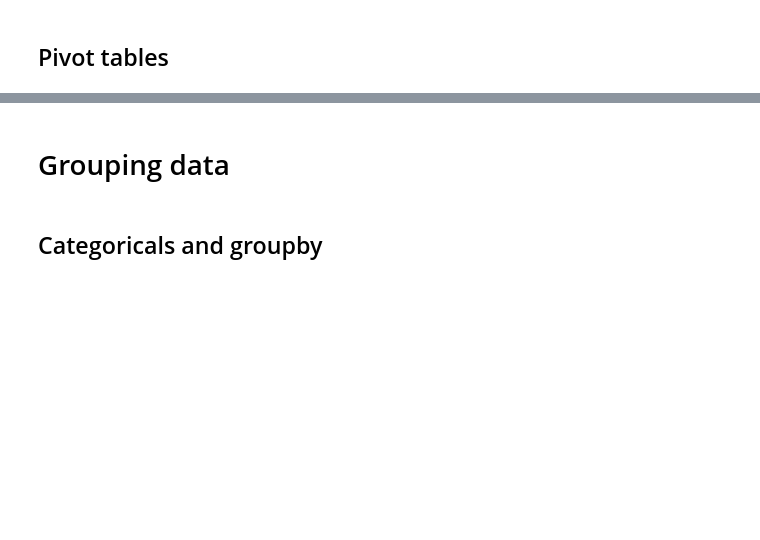
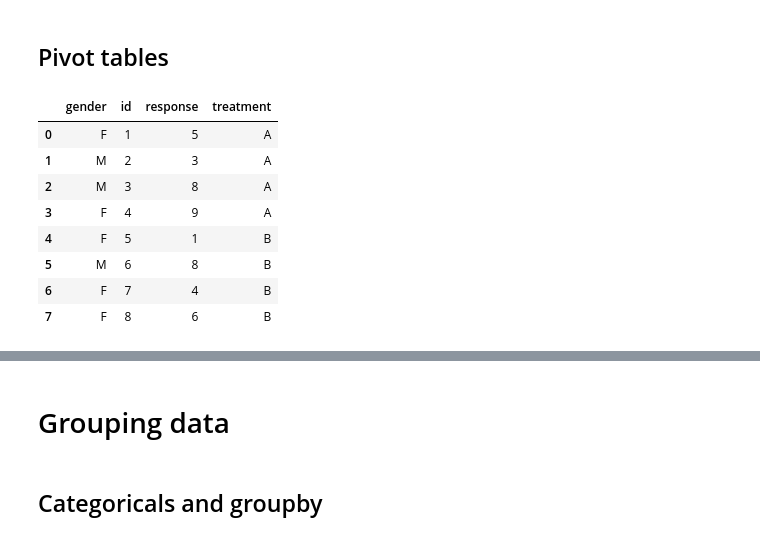
Before and after one commit to Folgir/DataCamp, a Jupyter notebook: Manipulating_DataFrames_with_pandas.ipynb, the cells around one changed output, grey strips where cells are left out. Saved outputs shown, nothing was run; the diff lists cells and outputs as text; code cells hidden in the pictures; blank space fills up the shorter version.

```diff
--- a/Manipulating_DataFrames_with_pandas.ipynb
+++ b/Manipulating_DataFrames_with_pandas.ipynb
@@ -1459,2 +1963,23 @@ Name: (NY, 1), dtype: float64
 # %% [markdown]
 ## Pivot tables
+# %%
+# ADDITIONAL
+d = {'id': [1, 2, 3, 4, 5, 6, 7, 8],
+     'treatment': ['A', 'A', 'A', 'A', 'B', 'B', 'B', 'B'],
+     'gender': ['F', 'M', 'M', 'F', 'F', 'M', 'F', 'F'],
+     'response': [5, 3, 8, 9, 1, 8, 4, 6]}
+
+trials = pd.DataFrame(d)
+
+trials.to_csv('trials_03.csv', index=False)
+trials
+# %% [output]
+|  | gender | id | response | treatment |
+| 0 | F | 1 | 5 | A |
+| 1 | M | 2 | 3 | A |
+| 2 | M | 3 | 8 | A |
+| 3 | F | 4 | 9 | A |
+| 4 | F | 5 | 1 | B |
+| 5 | M | 6 | 8 | B |
+| 6 | F | 7 | 4 | B |
+| 7 | F | 8 | 6 | B |
```
Also changed, not shown: parts of 40 cells of this notebook, 1 other file.
